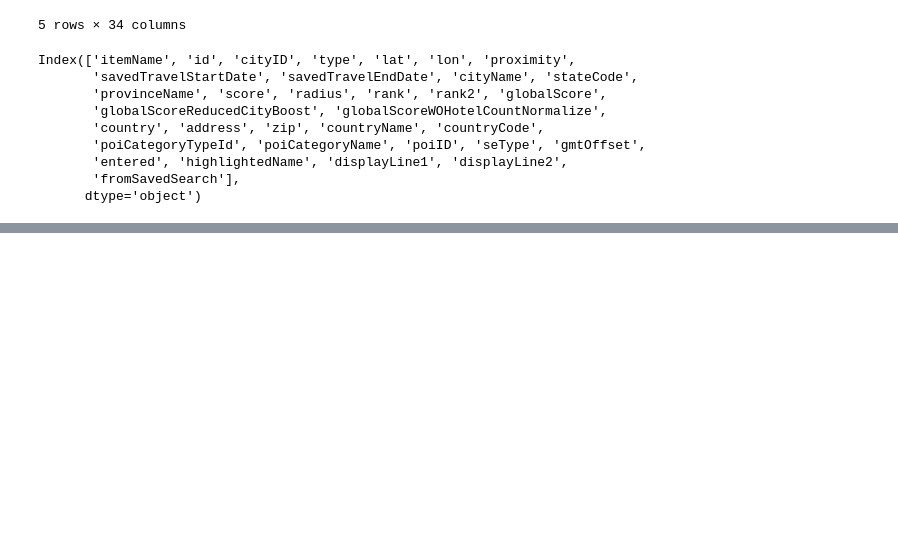
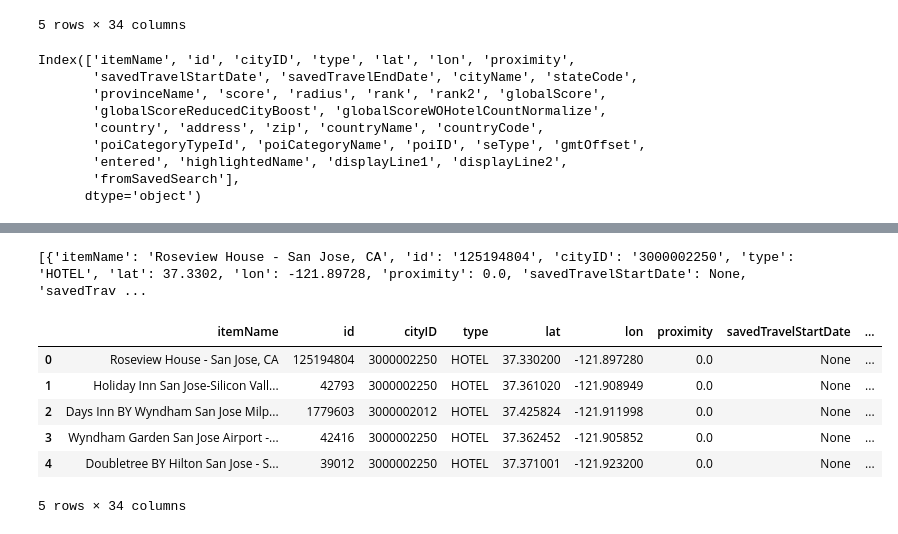
Before and after one commit to tayloresque/Project3_Group4, a Jupyter notebook: CAT working code.ipynb, the cells around one changed output, grey strips where cells are left out. Cells and saved outputs as stored; diff of their text form; code cells hidden in the pictures; blank space fills up the shorter version.

```diff
--- a/CAT working code.ipynb
+++ b/CAT working code.ipynb
@@ -108,0 +78,29 @@ SFhotel_data_select
+# %%
+url = "https://priceline-com-provider.p.rapidapi.com/v1/hotels/locations"
+
+querystring = {"name":"SAN JOSE CALIFORNIA","search_type":"HOTEL"}
+
+headers = {
+	"X-RapidAPI-Key": "3e6b744580msh4923cc9e6404566p18d83fjsnf66d6bfce325",
+	"X-RapidAPI-Host": "priceline-com-provider.p.rapidapi.com"
+}
+
+response = requests.get(url, headers=headers, params=querystring)
+
+print(response.json())
+# %% [output]
+[{'itemName': 'Roseview House - San Jose, CA', 'id': '125194804', 'cityID': '3000002250', 'type': 'HOTEL', 'lat': 37.3302, 'lon': -121.89728, 'proximity': 0.0, 'savedTravelStartDate': None, 'savedTrav ...
+# %%
+dictionary_data = json.loads(response.text)
+
+SJhotel_data = pd.DataFrame(dictionary_data)
+
+SJhotel_data.head()
+# %% [output]
+|  | itemName | id | cityID | type | lat | lon | proximity | savedTravelStartDate | ... |
+| 0 | Roseview House - San Jose, CA | 125194804 | 3000002250 | HOTEL | 37.330200 | -121.897280 | 0.0 | None | ... |
+| 1 | Holiday Inn San Jose-Silicon Vall... | 42793 | 3000002250 | HOTEL | 37.361020 | -121.908949 | 0.0 | None | ... |
+| 2 | Days Inn BY Wyndham San Jose Milp... | 1779603 | 3000002012 | HOTEL | 37.425824 | -121.911998 | 0.0 | None | ... |
+| 3 | Wyndham Garden San Jose Airport -... | 42416 | 3000002250 | HOTEL | 37.362452 | -121.905852 | 0.0 | None | ... |
+| 4 | Doubletree BY Hilton San Jose - S... | 39012 | 3000002250 | HOTEL | 37.371001 | -121.923200 | 0.0 | None | ... |
+5 rows × 34 columns
```
Also changed, not shown: parts of 9 cells of this notebook.
